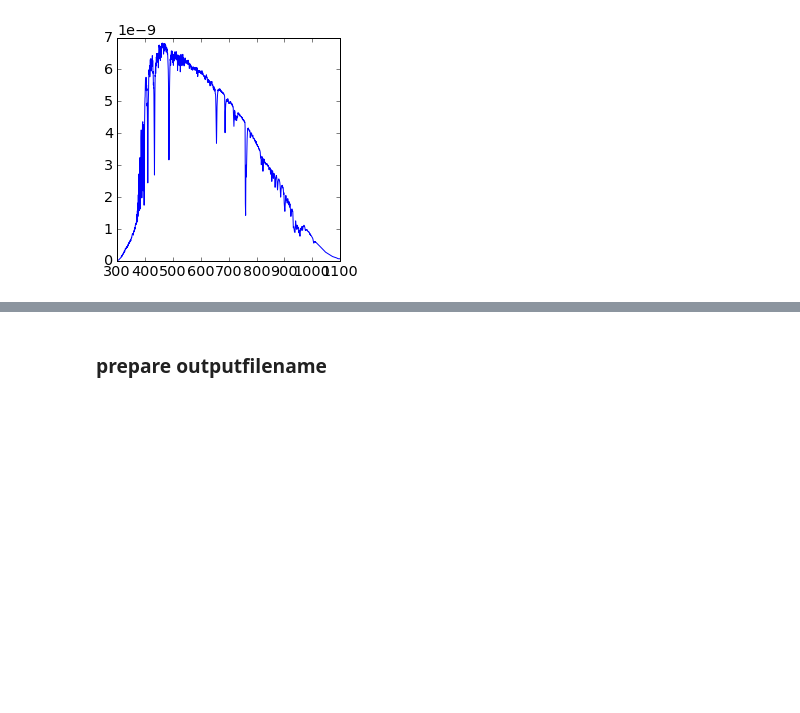
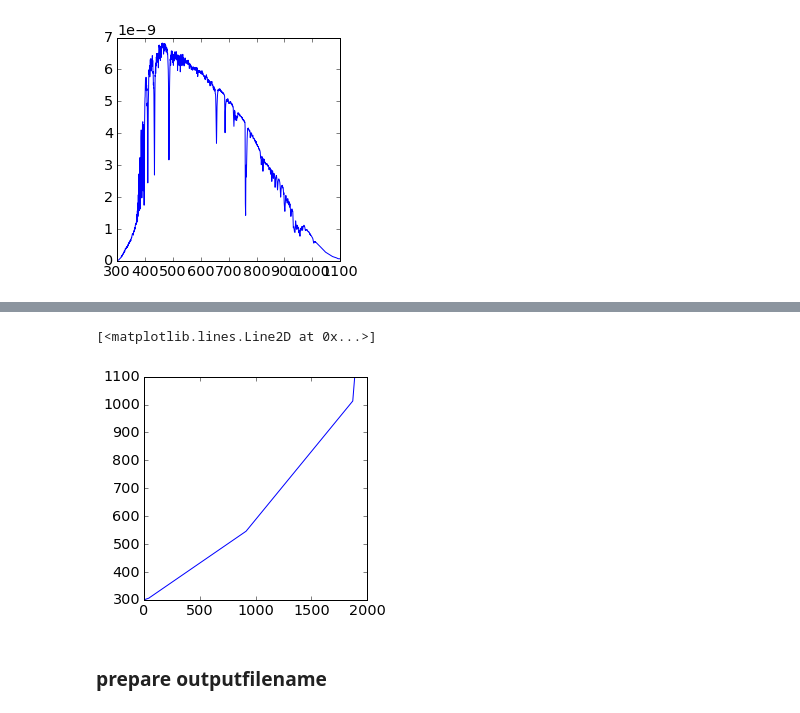
Before and after one commit to sylvielsstfr/CTIOAna2016, a Jupyter notebook: ana_2016_11/Fit_Spectrum_HD14943.ipynb, the cells around one changed output, grey strips where cells are left out. Drawn from its saved outputs; the diff is of its cells as text; code cells hidden in the pictures; blank space fills up the shorter version.

```diff
--- a/ana_2016_11/Fit_Spectrum_HD14943.ipynb
+++ b/ana_2016_11/Fit_Spectrum_HD14943.ipynb
@@ -522,3 +517,8 @@ IndexError: string index out of range
+# %%
+plt.plot(simspectra_data[0,:])
+# %% [output]
+[<matplotlib.lines.Line2D at 0x...>]
+[figure, added]
 # %% [markdown]
 ### prepare outputfilename
 # %%
```
Also changed, not shown: parts of 5 cells of this notebook, 1 other file.
